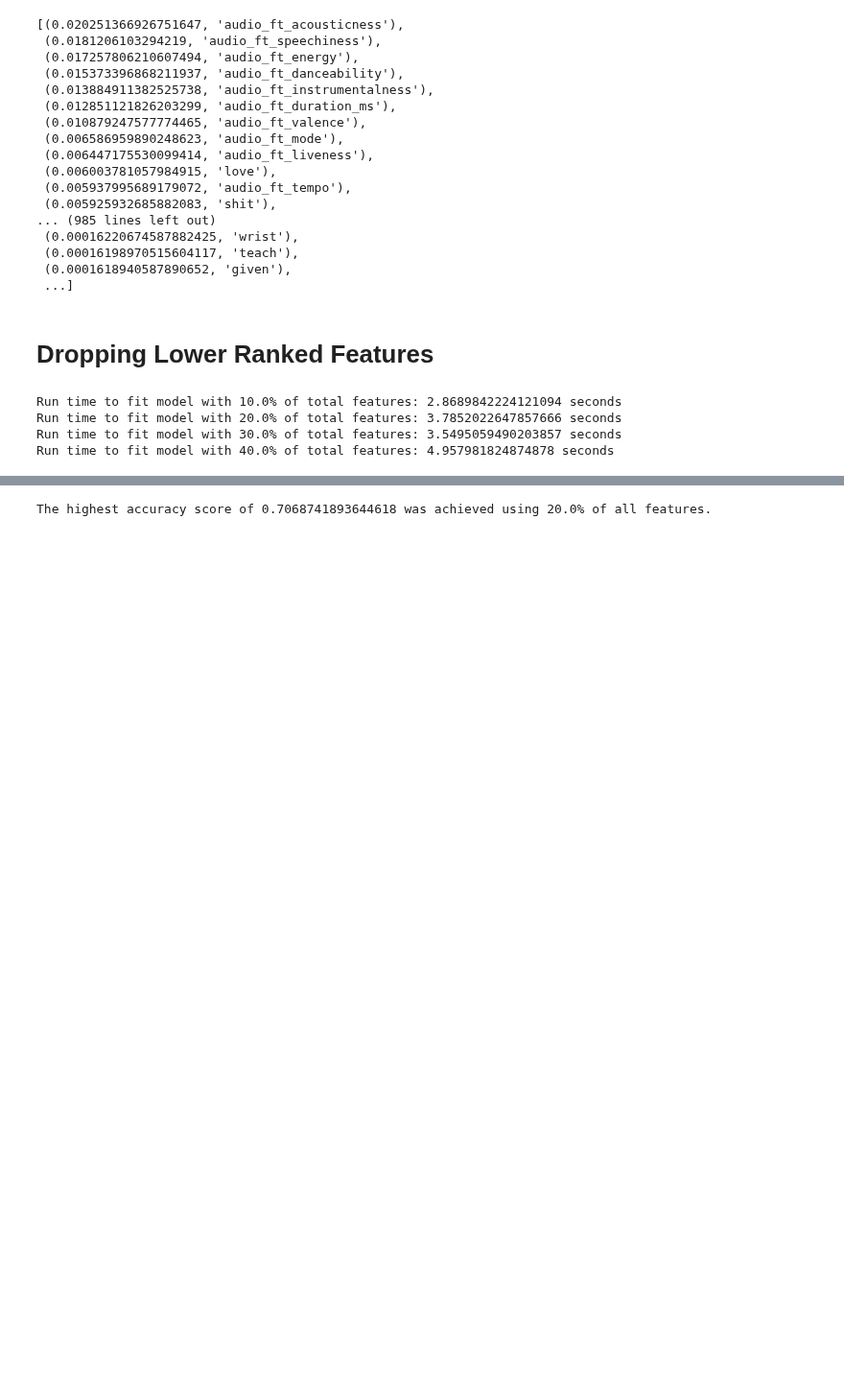
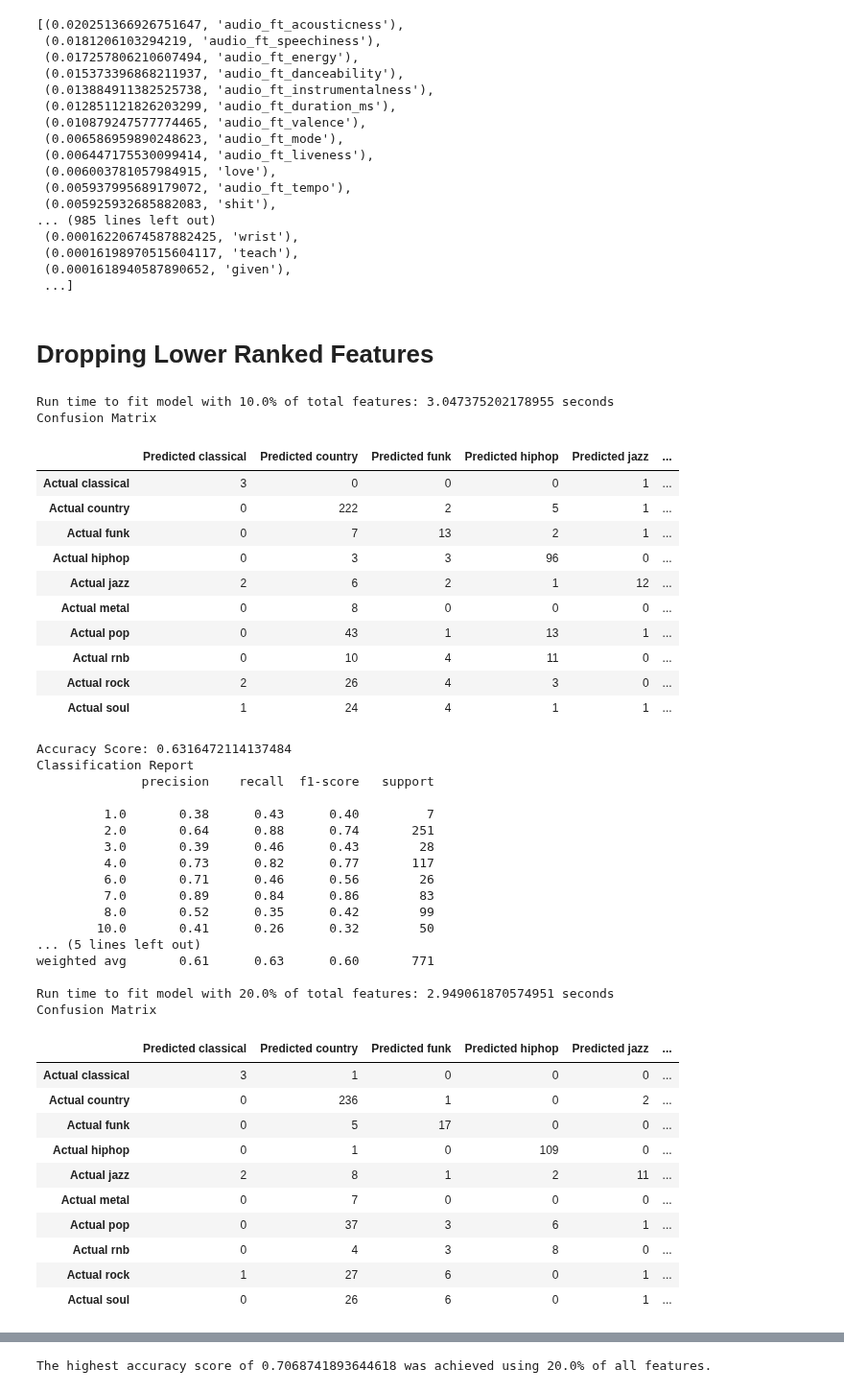
Before and after one commit to hannahkidwell/NLP-Spotify-Genres, a Jupyter notebook: random_forest_model.ipynb, the cells around one changed output, grey strips where cells are left out. Shown at 96% size. Saved outputs shown, nothing was run; the diff lists cells and outputs as text; code cells hidden in the pictures; blank space fills up the shorter version.

Commit message:
Machine learning model

```diff
--- a/random_forest_model.ipynb
+++ b/random_forest_model.ipynb
@@ -327,37 +365,89 @@ sorted_features
 # %%
 # Create a dictionary of features and accuracy scores
 features_accuracy = {}
-feature_percents = [0.1, 0.2, 0.3, 0.4]
+feature_percents = [0.1, 0.2, 0.3]
 for percent in feature_percents:
     # Define the features and target sets
     important_features = []
     sum = 0
     count = 0
     while sum < percent:
         sum = sum + sorted_features[count][0]
         important_features.append(sorted_features[count][1])
         count+=1
     X = filtered_lyric_TF_df2[important_features]
     y = filtered_lyric_TF_df2['category_id'].ravel()
     # Split into training and testing sets
     X_train, X_test, y_train, y_test = train_test_split(X, y, random_state=78)
     # Scale the data
     scaler = StandardScaler()
     X_scaler = scaler.fit(X_train)
     X_train_scaled = X_scaler.transform(X_train)
     X_test_scaled = X_scaler.transform(X_test)
     # Fit the random forest model
     rf_model = RandomForestClassifier(n_estimators=500, random_state=78)
     t0 = time.time()
     rf_model = rf_model.fit(X_train_scaled, y_train)
     t1 = time.time()
     print(f'Run time to fit model with {percent*100}% of total features: {t1-t0} seconds')
     # Make predictions
     predictions = rf_model.predict(X_test_scaled)
+    # Evaluations
+    cm = confusion_matrix(y_test, predictions)
+    cm_df = pd.DataFrame(
+        cm, index=['Actual classical', 'Actual country', 'Actual funk',
+                   'Actual hiphop', 'Actual jazz', 'Actual metal',
+                   'Actual pop', 'Actual rnb', 'Actual rock', 'Actual soul'],
+            columns=['Predicted classical', 'Predicted country',
+                     'Predicted funk', 'Predicted hiphop',
+                     'Predicted jazz', 'Predicted metal', 'Predicted pop',
+                     'Predicted rnb', 'Predicted rock', 'Predicted soul'])
     acc_score = accuracy_score(y_test, predictions)
+    print('Confusion Matrix')
+    display(cm_df)
+    print(f'Accuracy Score: {acc_score}')
+    print('Classification Report')
+    print(classification_report(y_test, predictions))
     features_accuracy[percent] = acc_score
 # %% [output]
-Run time to fit model with 10.0% of total features: 2.8689842224121094 seconds
-Run time to fit model with 20.0% of total features: 3.7852022647857666 seconds
-Run time to fit model with 30.0% of total features: 3.5495059490203857 seconds
-Run time to fit model with 40.0% of total features: 4.957981824874878 seconds
+Run time to fit model with 10.0% of total features: 3.047375202178955 seconds
+Confusion Matrix
+|  | Predicted classical | Predicted country | Predicted funk | Predicted hiphop | Predicted jazz | ... |
+| Actual classical | 3 | 0 | 0 | 0 | 1 | ... |
+| Actual country | 0 | 222 | 2 | 5 | 1 | ... |
+| Actual funk | 0 | 7 | 13 | 2 | 1 | ... |
+| Actual hiphop | 0 | 3 | 3 | 96 | 0 | ... |
+| Actual jazz | 2 | 6 | 2 | 1 | 12 | ... |
+| Actual metal | 0 | 8 | 0 | 0 | 0 | ... |
+| Actual pop | 0 | 43 | 1 | 13 | 1 | ... |
+| Actual rnb | 0 | 10 | 4 | 11 | 0 | ... |
+| Actual rock | 2 | 26 | 4 | 3 | 0 | ... |
+| Actual soul | 1 | 24 | 4 | 1 | 1 | ... |
+Accuracy Score: 0.6316472114137484
+Classification Report
+              precision    recall  f1-score   support
+
+         1.0       0.38      0.43      0.40         7
+         2.0       0.64      0.88      0.74       251
+         3.0       0.39      0.46      0.43        28
+         4.0       0.73      0.82      0.77       117
+         6.0       0.71      0.46      0.56        26
+         7.0       0.89      0.84      0.86        83
+         8.0       0.52      0.35      0.42        99
+        10.0       0.41      0.26      0.32        50
+... (5 lines left out)
+weighted avg       0.61      0.63      0.60       771
+
+Run time to fit model with 20.0% of total features: 2.949061870574951 seconds
+Confusion Matrix
+|  | Predicted classical | Predicted country | Predicted funk | Predicted hiphop | Predicted jazz | ... |
+| Actual classical | 3 | 1 | 0 | 0 | 0 | ... |
+| Actual country | 0 | 236 | 1 | 0 | 2 | ... |
+| Actual funk | 0 | 5 | 17 | 0 | 0 | ... |
+| Actual hiphop | 0 | 1 | 0 | 109 | 0 | ... |
+| Actual jazz | 2 | 8 | 1 | 2 | 11 | ... |
+| Actual metal | 0 | 7 | 0 | 0 | 0 | ... |
+| Actual pop | 0 | 37 | 3 | 6 | 1 | ... |
+| Actual rnb | 0 | 4 | 3 | 8 | 0 | ... |
+| Actual rock | 1 | 27 | 6 | 0 | 1 | ... |
+| Actual soul | 0 | 26 | 6 | 0 | 1 | ... |
```
Also changed, not shown: parts of 12 cells of this notebook, 2 other files.
